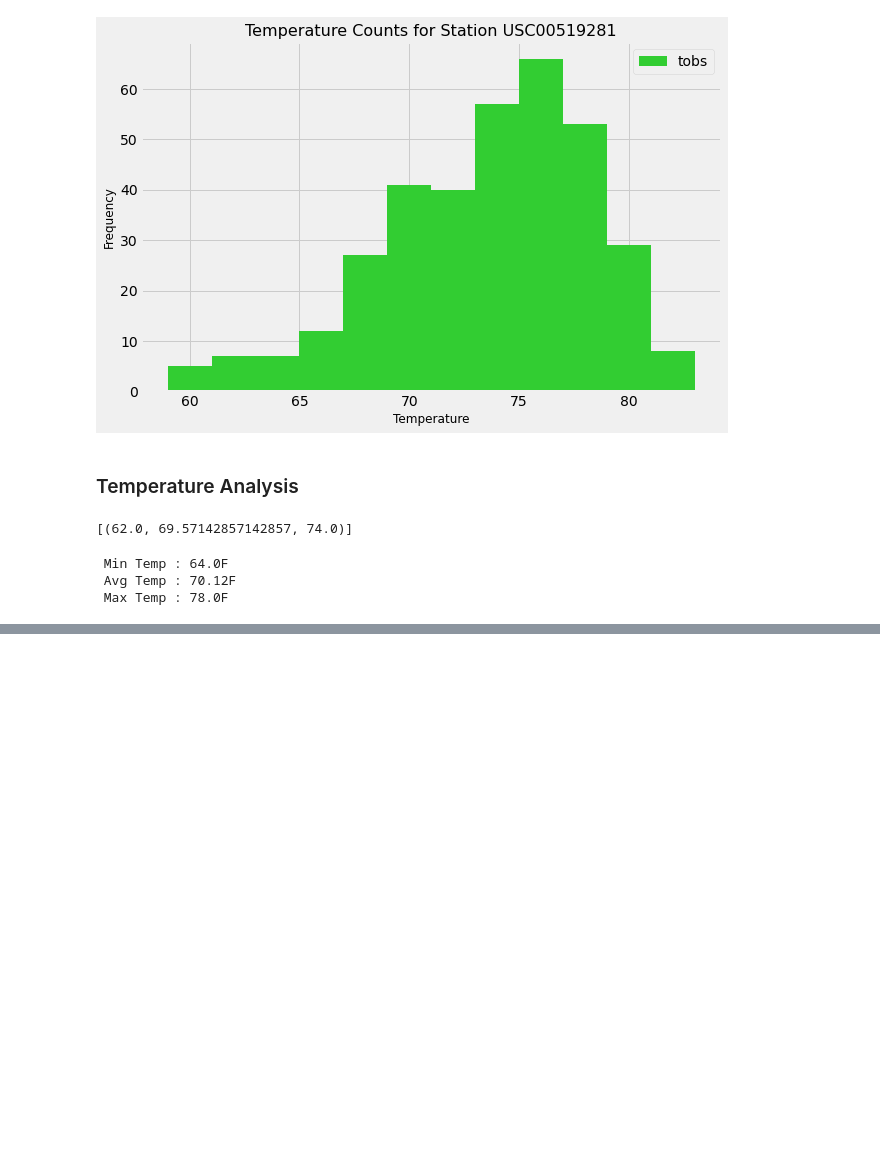
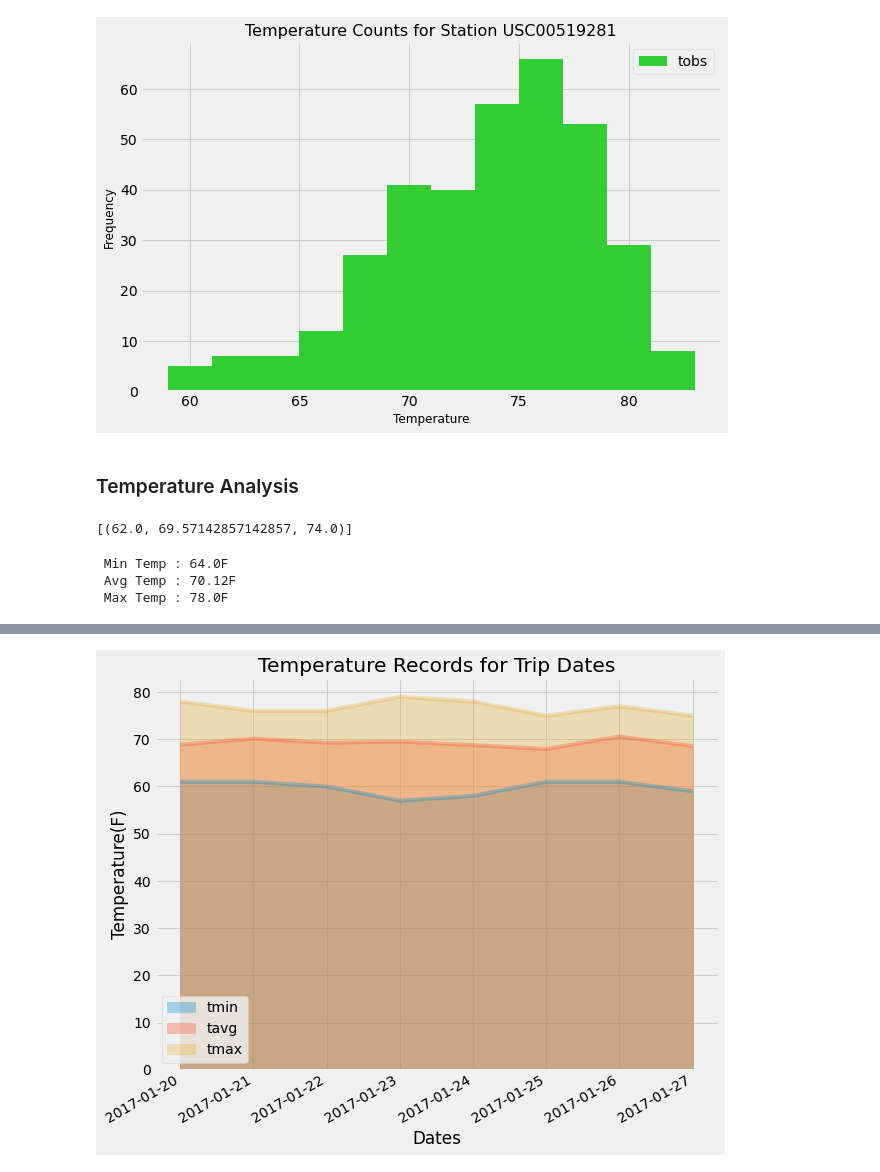
Before and after one commit to leslievazquez/SQL_Alchemy_Challenge, a Jupyter notebook: climate_starter.ipynb, the cells around one changed output, grey strips where cells are left out. Drawn from its saved outputs; the diff is of its cells as text; code cells hidden in the pictures; blank space fills up the shorter version.

```diff
--- a/climate_starter.ipynb
+++ b/climate_starter.ipynb
@@ -236,9 +300,15 @@ daily_normals("01-01")
 # push each tuple of calculations into a list called `normals`
 
 # Set the start and end date of the trip
+trip_start = "2017-01-20"
+trip_end = "2017-01-27"
 
 # Use the start and end date to create a range of dates
+date_range = pd.date_range(trip_start, trip_end)
 
-# Stip off the year and save a list of %m-%d strings
+# Strip off the year and save a list of %m-%d strings
+date_list = [d.strftime("%m-%d") for d in date_range]
 
 # Loop through the list of %m-%d strings and calculate the normals for each date
+daily_normal = [daily_normals(d)[0] for d in date_list]
+print(daily_normal)
@@ -245,2 +317,7 @@ daily_normals("01-01")
 # %%
 # Load the previous query results into a Pandas DataFrame and add the `trip_dates` range as the `date` index
+normal_df = pd.DataFrame(
+    daily_normal, columns=["tmin", "tavg", "tmax"], index=date_range
+)
+normal_df.index.name = "Date"
+normal_df.round()
@@ -248,0 +335,9 @@ daily_normals("01-01")
+# %%
+# Plot the daily normals as an area plot with `stacked=False`
+normal_df.plot(kind="area", stacked=False, x_compat=True, alpha=0.333, figsize=(9, 8))
+plt.title(f"Temperature Records for Trip Dates")
+plt.xlabel("Dates")
+plt.ylabel("Temperature(F)")
+plt.savefig("Figures/Plot Daily Normals.png")
+# %% [output]
+[figure, added]
```
Also changed, not shown: parts of 18 cells of this notebook.
